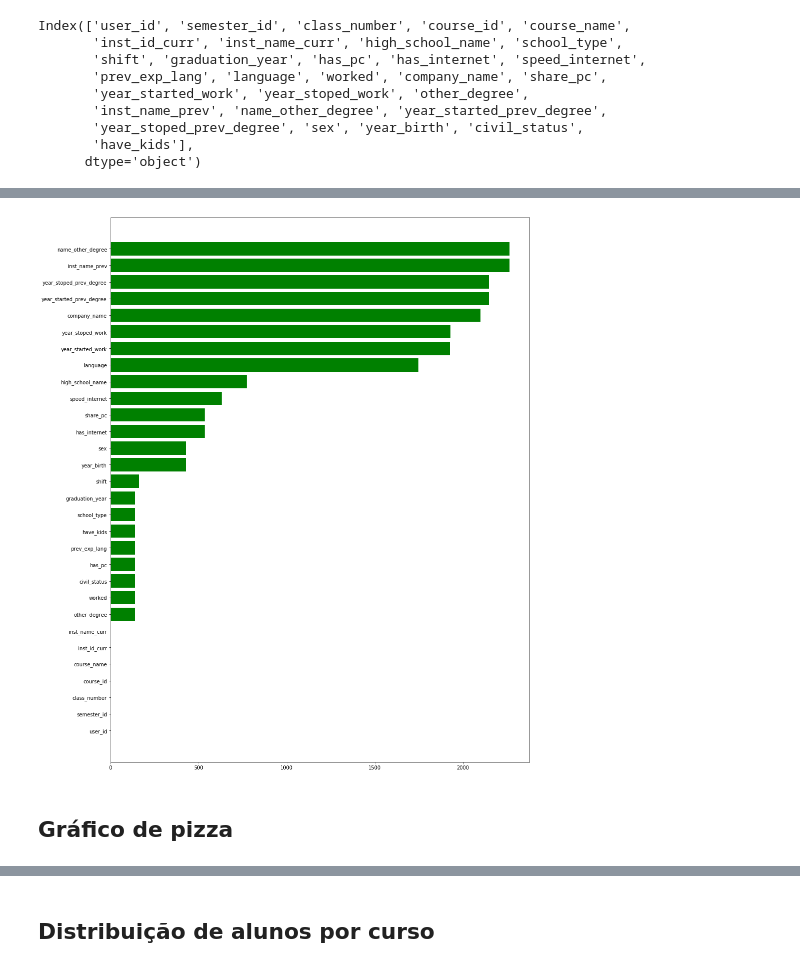
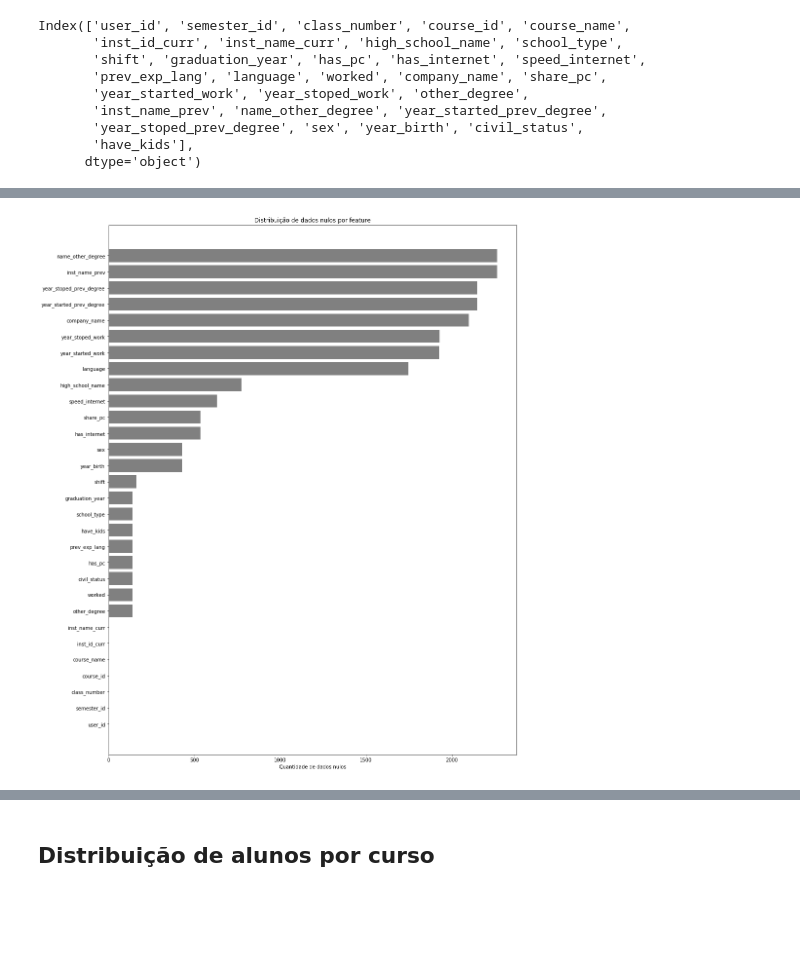
Before and after one commit to userddssilva/Predicao-evasao-escolar-PAIC-UEA-2019-2020, a Jupyter notebook: analysis_user_data.ipynb, the cells around one changed output, grey strips where cells are left out. Drawn from its saved outputs; the diff is of its cells as text; code cells hidden in the pictures; blank space fills up the shorter version.

```diff
--- a/analysis_user_data.ipynb
+++ b/analysis_user_data.ipynb
@@ -20,0 +36,4 @@ df.head()
+# %%
+# df = pd.read_csv('../dataset/tables-csv/user.csv')
+df = pd.read_csv('user.csv')
+df.head()
@@ -113,11 +119,11 @@ Index(['user_id', 'semester_id', 'class_number', 'course_id', 'course_name',
 # %%
 %matplotlib inline
 import matplotlib.pyplot as plt
 
 plt.figure(figsize=(15, 20))
-plt.barh(null_labels, null_values, color='green')
+plt.title('Distribuição de dados nulos por feature')
+plt.xlabel('Quantidade de dados nulos')
+plt.barh(null_labels, null_values, color='gray')
 plt.show()
 # %% [output]
-[figure, old version]
+[figure, new version]
-# %% [markdown]
-## Gráfico de pizza
```
Also changed, not shown: parts of 45 cells of this notebook, 1 other file.
